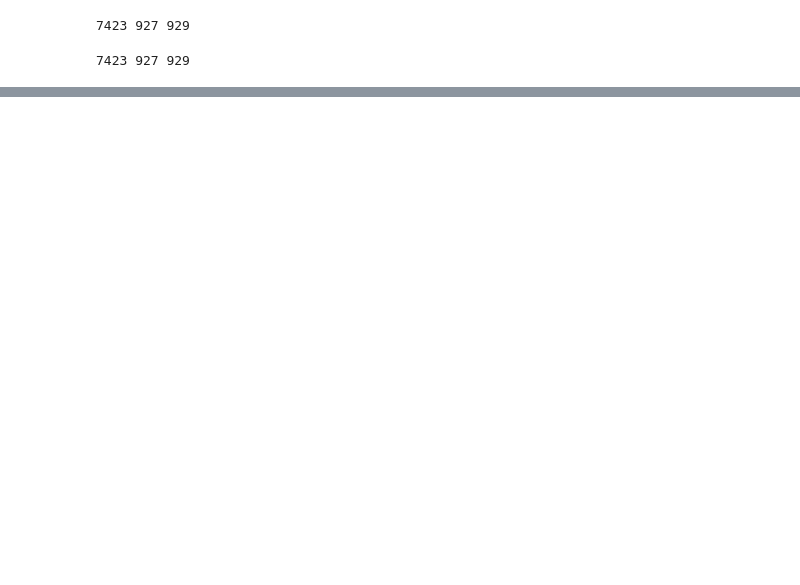
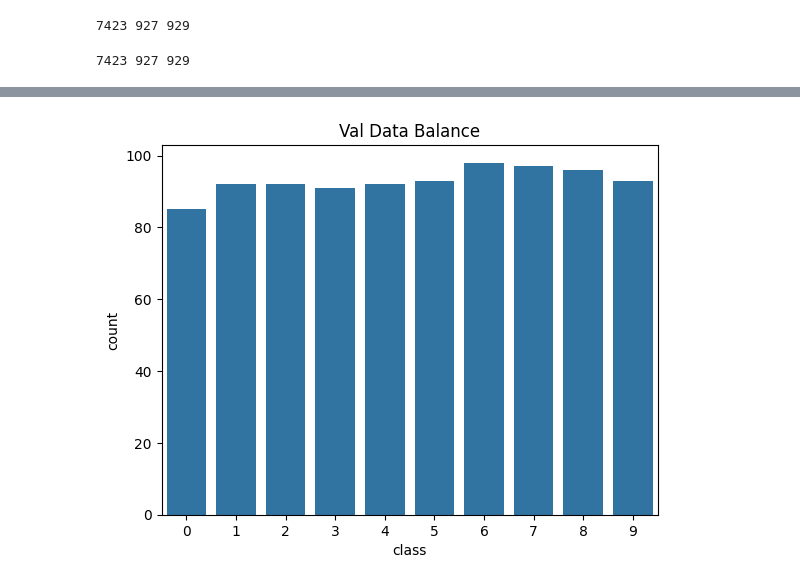
Before and after one commit to Venchislav/ConvMoNET, a Jupyter notebook: ML Model/classifier.ipynb, the cells around one changed output, grey strips where cells are left out. Saved outputs shown, nothing was run; the diff lists cells and outputs as text; code cells hidden in the pictures; blank space fills up the shorter version.

```diff
--- a/ML Model/classifier.ipynb
+++ b/ML Model/classifier.ipynb
@@ -50,0 +67,6 @@ for i in range(9):
+# %%
+plt.title('Val Data Balance')
+classes_df = pd.DataFrame({'class': val_y})
+sns.countplot(data=classes_df, x='class');
+# %% [output]
+[figure, added]
```
Also changed, not shown: parts of 18 cells of this notebook.
